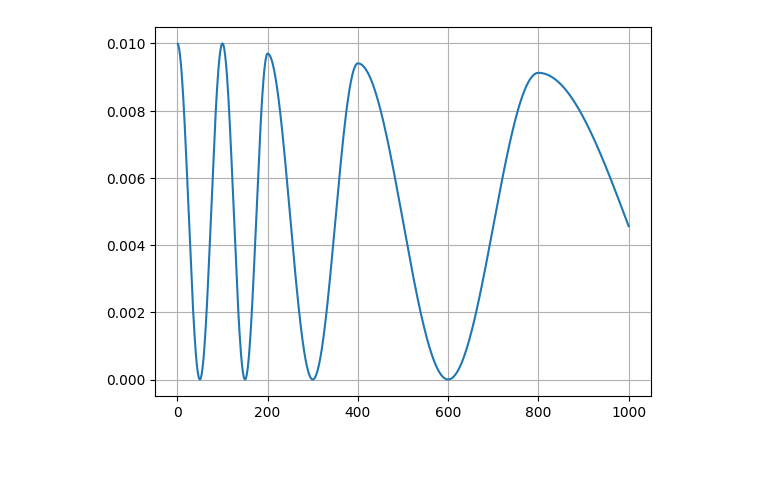
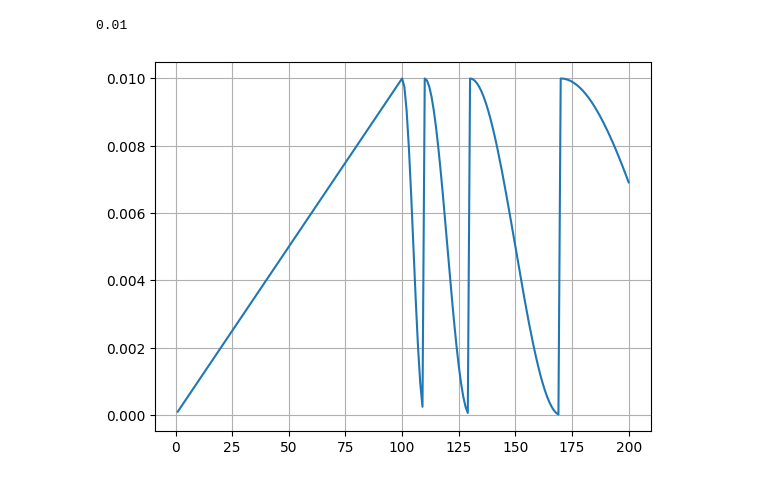
Before and after one commit to kongbuhaja/YOLO_v4, a Jupyter notebook: test.ipynb, the cells around one changed output. Saved outputs shown, nothing was run; the diff lists cells and outputs as text; code cells hidden in the pictures.

Commit message:
update lr scheduler

```diff
--- a/test.ipynb
+++ b/test.ipynb
@@ -185,29 +162,35 @@ image.shape
 # %%
 import matplotlib.pyplot as plt
 import numpy as np
 import yaml
-from utils.lr_shcedulers import LR_scheduler
+from utils.lr_utils import LR_scheduler
 
 with open('yaml/config.yaml') as f:
     cfg = yaml.load(f, Loader=yaml.FullLoader)
-cfg['train']['lr_scheduler']['name'] = 'custom'
-cfg['train']['lr_scheduler']['warmup_epochs']=0
+cfg['train']['lr_scheduler']['name'] = 'cosine_annealing_warm_restart'
+cfg['train']['lr_scheduler']['warmup_epochs']=1
 
-epochs=1
-step_per_epoch = 1000
+epochs=2
+step_per_epoch = 100
 lr_scheduler = LR_scheduler(cfg['train']['lr_scheduler'], epochs, step_per_epoch)
 
 steps = []
 lrs = []
-for epoch in range(1, epochs+1):
-    for step in range((epoch-1)*step_per_epoch+1, epoch*step_per_epoch+1):
+start_epoch = 1
+step = (start_epoch-1)*step_per_epoch+1
+
+for epoch in range(start_epoch, epochs+1):
+    for _ in range(step_per_epoch):
         steps += [step]
         lrs += [lr_scheduler(step)]
+        step += 1
 
 plt.plot(steps, lrs)
 plt.grid(True)
+max(lrs)
 # %% [output]
+0.01
-[figure, old version]
+[figure, new version]
 # %%
 plt.plot(steps, t)
 plt.grid(True)
```
Also changed, not shown: parts of 18 cells of this notebook, 1 other file.
